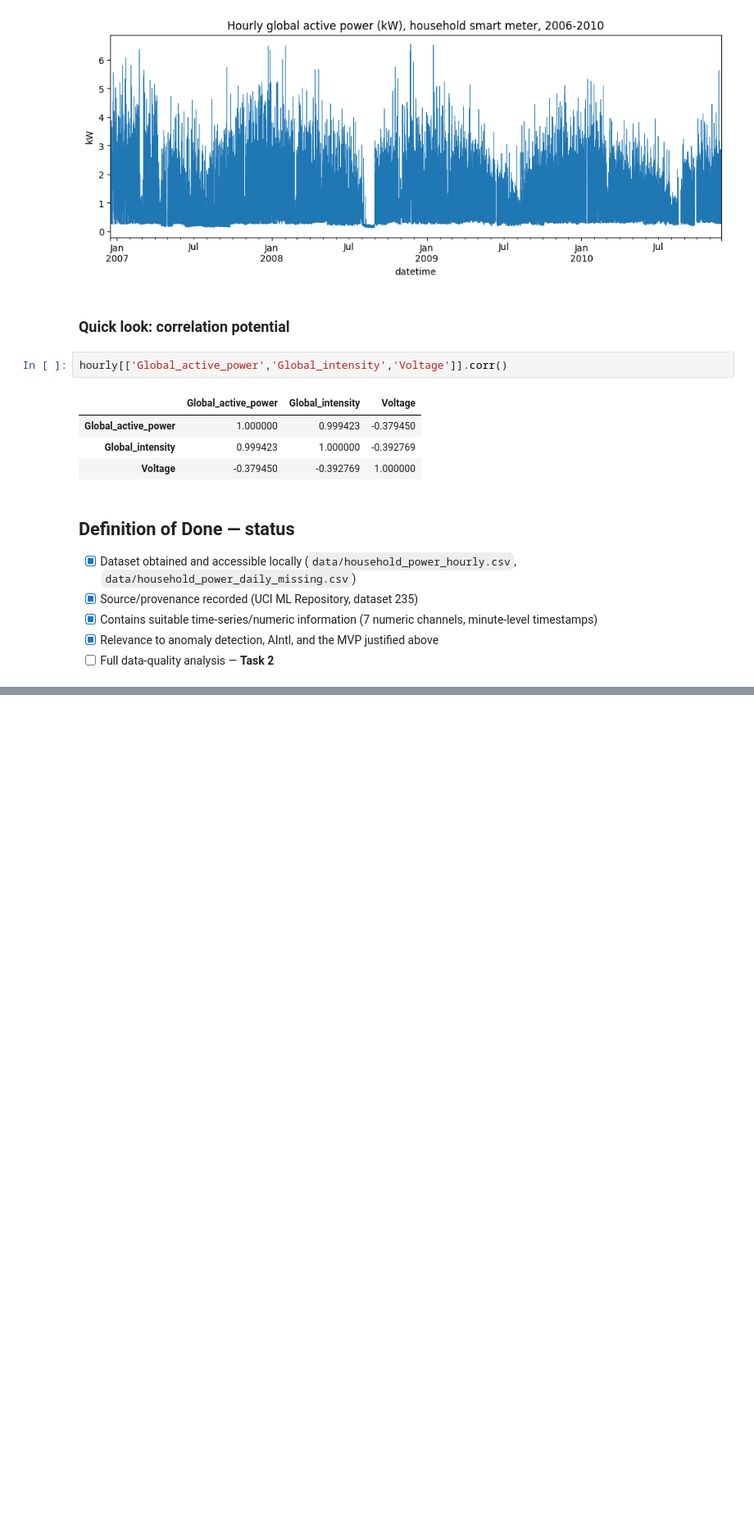
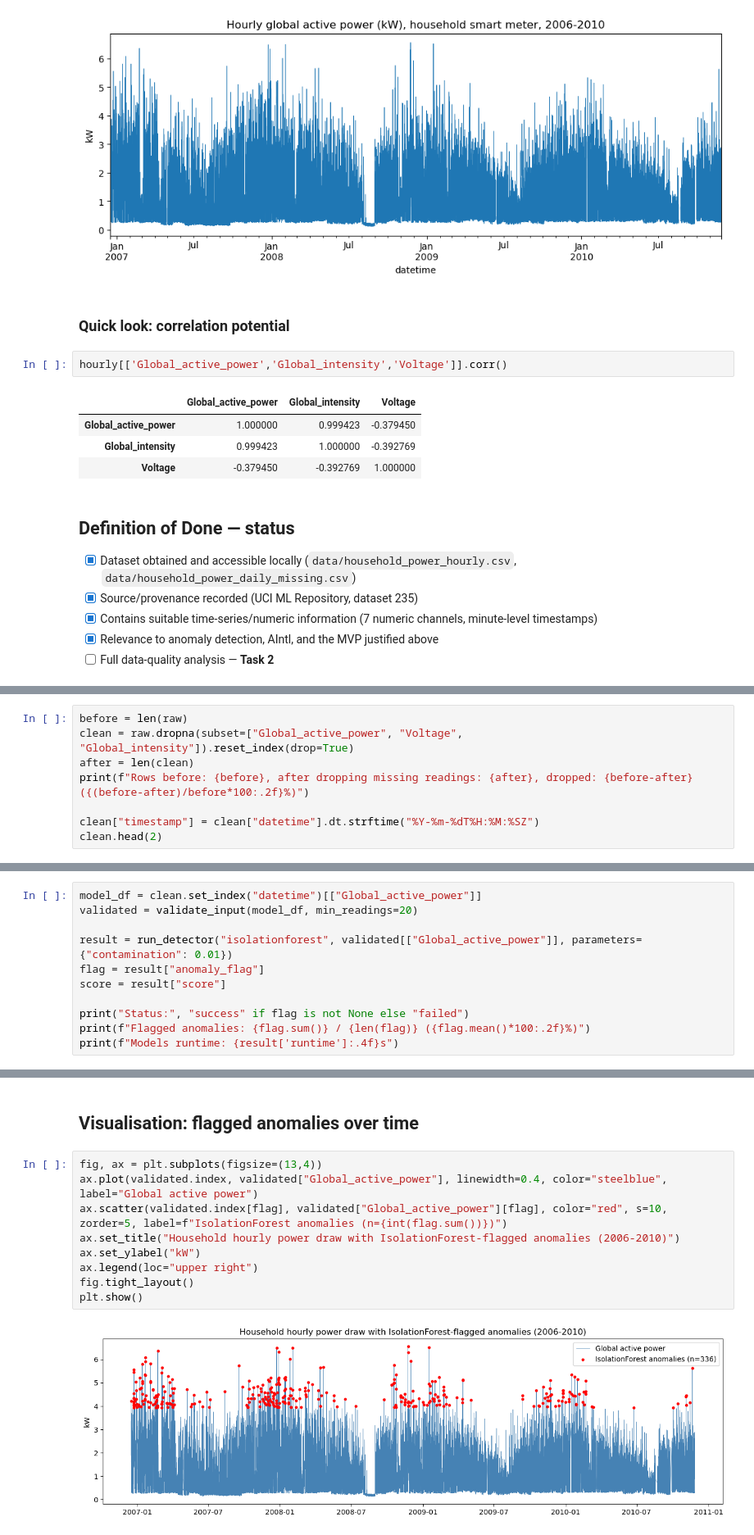
Before and after one commit to Pradeep0216/Intelligent-IoT-Data-Management, a Jupyter notebook: data_science/datasets/household-power/notebook.ipynb, the cells around one changed output, grey strips where cells are left out. Shown at 82% size. Drawn from its saved outputs; the diff is of its cells as text; blank space fills up the shorter version.

```diff
--- a/data_science/datasets/household-power/notebook.ipynb
+++ b/data_science/datasets/household-power/notebook.ipynb
@@ -150,0 +273,8 @@ hourly[['Global_active_power','Global_intensity','Voltage']].corr()
+# %%
+before = len(raw)
+clean = raw.dropna(subset=["Global_active_power", "Voltage", "Global_intensity"]).reset_index(drop=True)
+after = len(clean)
+print(f"Rows before: {before}, after dropping missing readings: {after}, dropped: {before-after} ({(before-after)/before*100:.2f}%)")
+
+clean["timestamp"] = clean["datetime"].dt.strftime("%Y-%m-%dT%H:%M:%SZ")
+clean.head(2)
@@ -150,0 +312,11 @@ hourly[['Global_active_power','Global_intensity','Voltage']].corr()
+# %%
+model_df = clean.set_index("datetime")[["Global_active_power"]]
+validated = validate_input(model_df, min_readings=20)
+
+result = run_detector("isolationforest", validated[["Global_active_power"]], parameters={"contamination": 0.01})
+flag = result["anomaly_flag"]
+score = result["score"]
+
+print("Status:", "success" if flag is not None else "failed")
+print(f"Flagged anomalies: {flag.sum()} / {len(flag)} ({flag.mean()*100:.2f}%)")
+print(f"Models runtime: {result['runtime']:.4f}s")
@@ -150,0 +372,13 @@ hourly[['Global_active_power','Global_intensity','Voltage']].corr()
+# %% [markdown]
+## Visualisation: flagged anomalies over time
+# %%
+fig, ax = plt.subplots(figsize=(13,4))
+ax.plot(validated.index, validated["Global_active_power"], linewidth=0.4, color="steelblue", label="Global active power")
+ax.scatter(validated.index[flag], validated["Global_active_power"][flag], color="red", s=10, zorder=5, label=f"IsolationForest anomalies (n={int(flag.sum())})")
+ax.set_title("Household hourly power draw with IsolationForest-flagged anomalies (2006-2010)")
+ax.set_ylabel("kW")
+ax.legend(loc="upper right")
+fig.tight_layout()
+plt.show()
+# %% [output]
+[figure, added]
```
Also changed, not shown: parts of 37 cells of this notebook, 2 other files.
